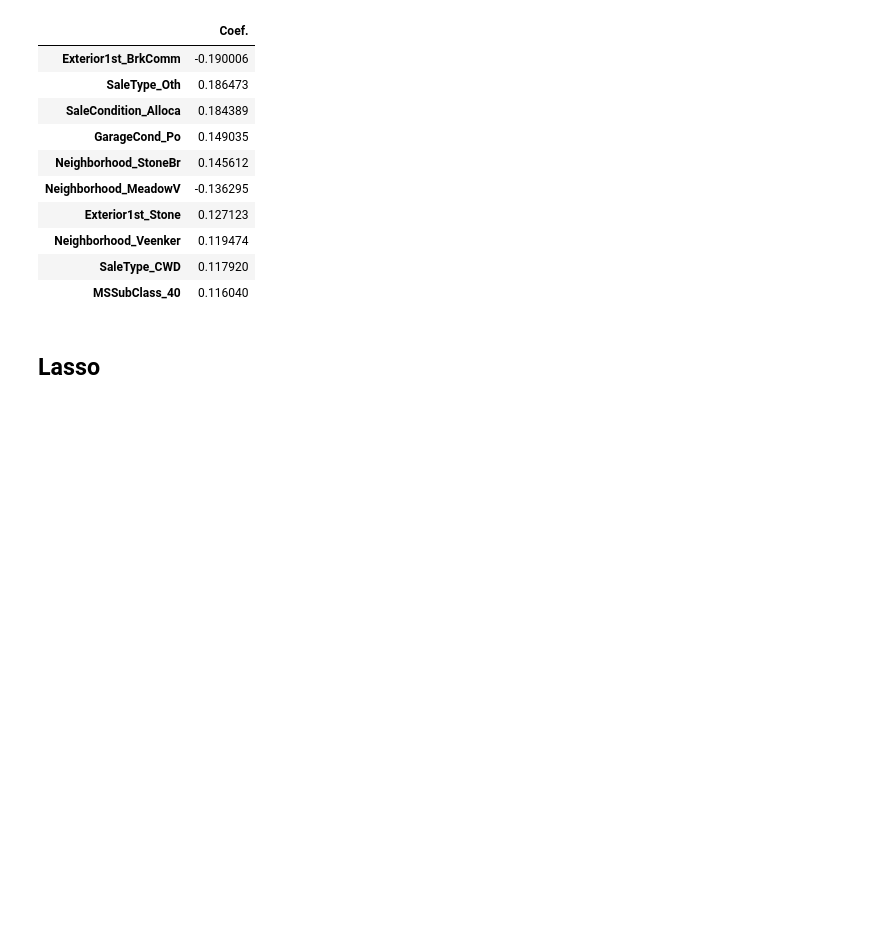
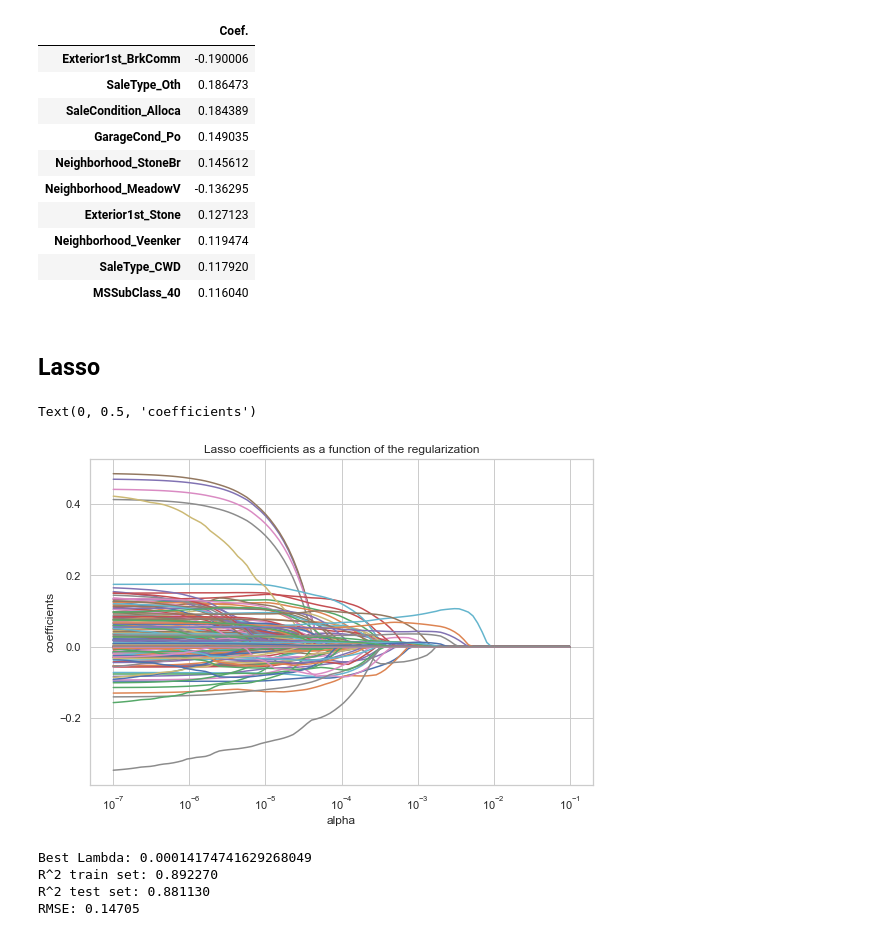
Before and after one commit to mwc201/Housing_Price_Prediction, a Jupyter notebook: ML_Models.ipynb, the cells around one changed output. Saved outputs shown, nothing was run; the diff lists cells and outputs as text; code cells hidden in the pictures; blank space fills up the shorter version.

```diff
--- a/ML_Models.ipynb
+++ b/ML_Models.ipynb
@@ -197,3 +179,21 @@ ridgecv_coef.head(10)
 | MSSubClass_40 | 0.116040 |
 # %% [markdown]
 ## Lasso
+# %%
+lasso = Lasso(normalize = True, max_iter = 10000)
+# %%
+alpha_100 = np.logspace(-7,-1, 100)
+coef = []
+for i in alpha_100:
+    lasso.set_params(alpha = i)
+    lasso.fit(X, y)
+    coef.append(lasso.coef_)
+# %%
+df_coef = pd.DataFrame(coef, index=alpha_100)
+title = 'Lasso coefficients as a function of the regularization'
+axes = df_coef.plot(logx = True, title=title, legend = False)
+axes.set_xlabel('alpha')
+axes.set_ylabel('coefficients')
+# %% [output]
+Text(0, 0.5, 'coefficients')
+[figure, added]
@@ -199,0 +202,16 @@ ridgecv_coef.head(10)
+# %%
+lassocv.fit(X_train, y_train)
+score = lassocv.score(X_train, y_train)
+alpha = lassocv.alpha_
+pred_lasso = lassocv.predict(X_test)
+RMSE = (mean_squared_error(pred_ridge, y_test, squared = False))
+
+print("Best Lambda: " + str(alpha))
+print("R^2 train set: %f" %lassocv.score(X_train, y_train))
+print("R^2 test set: %f" %lassocv.score(X_test, y_test))
+print("RMSE: " + str(round(RMSE, 5)))
+# %% [output]
+Best Lambda: 0.00014174741629268049
+R^2 train set: 0.892270
+R^2 test set: 0.881130
+RMSE: 0.14705
```
Also changed, not shown: parts of 23 cells of this notebook.
